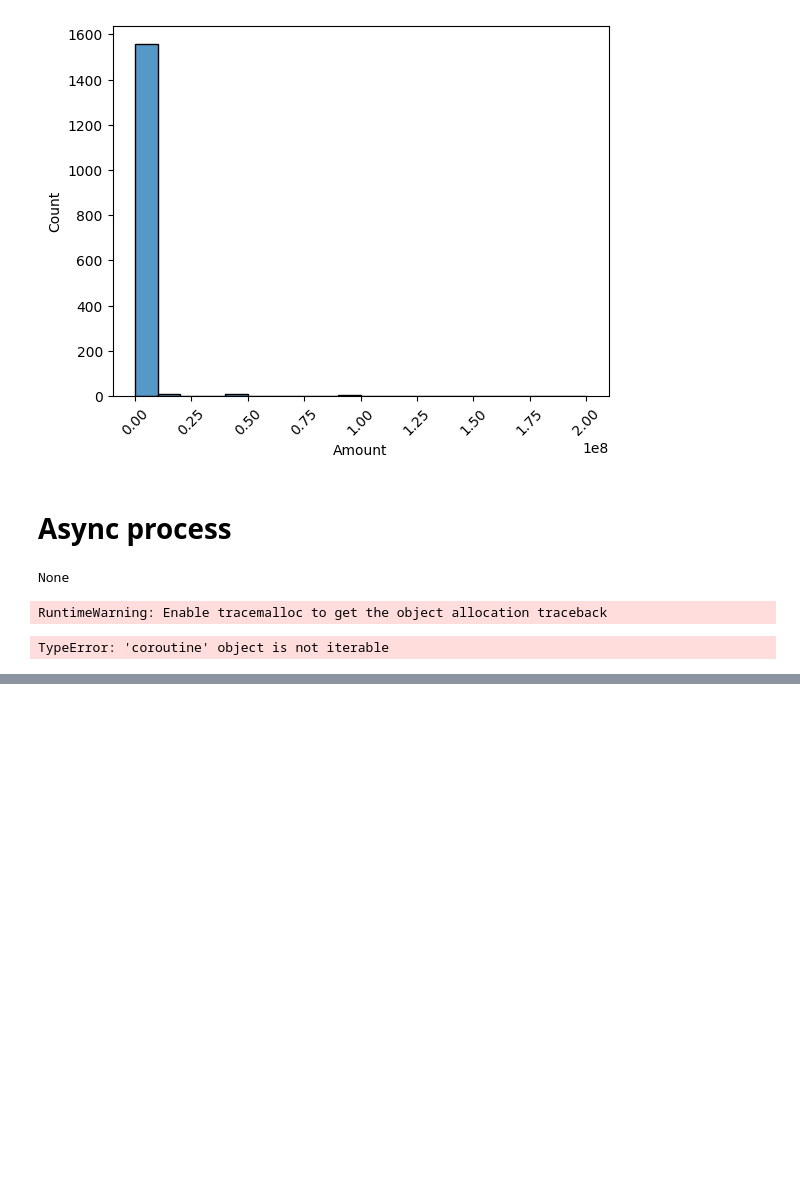
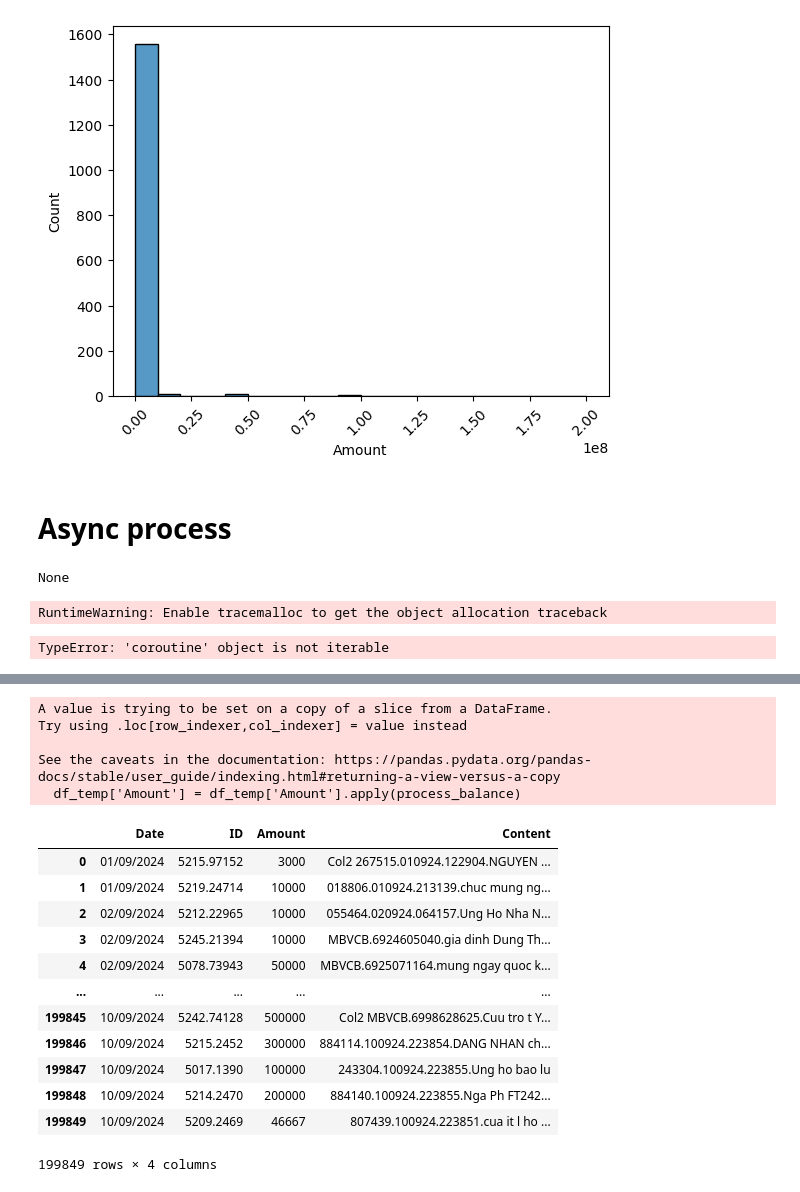
Before and after one commit to trongthanht3/tuthienalyze, a Jupyter notebook: Untitled.ipynb, the cells around one changed output, grey strips where cells are left out. Drawn from its saved outputs; the diff is of its cells as text; code cells hidden in the pictures; blank space fills up the shorter version.

```diff
--- a/Untitled.ipynb
+++ b/Untitled.ipynb
@@ -457,0 +491,22 @@ TypeError: 'coroutine' object is not iterable
+# %%
+df_temp['Amount'] = df_temp['Amount'].apply(process_balance)
+df_temp
+# %% [output]
+A value is trying to be set on a copy of a slice from a DataFrame.
+Try using .loc[row_indexer,col_indexer] = value instead
+
+See the caveats in the documentation: https://pandas.pydata.org/pandas-docs/stable/user_guide/indexing.html#returning-a-view-versus-a-copy
+  df_temp['Amount'] = df_temp['Amount'].apply(process_balance)
+|  | Date | ID | Amount | Content |
+| 0 | 01/09/2024 | 5215.97152 | 3000 | Col2 267515.010924.122904.NGUYEN ... |
+| 1 | 01/09/2024 | 5219.24714 | 10000 | 018806.010924.213139.chuc mung ng... |
+| 2 | 02/09/2024 | 5212.22965 | 10000 | 055464.020924.064157.Ung Ho Nha N... |
+| 3 | 02/09/2024 | 5245.21394 | 10000 | MBVCB.6924605040.gia dinh Dung Th... |
+| 4 | 02/09/2024 | 5078.73943 | 50000 | MBVCB.6925071164.mung ngay quoc k... |
+| ... | ... | ... | ... | ... |
+| 199845 | 10/09/2024 | 5242.74128 | 500000 | Col2 MBVCB.6998628625.Cuu tro t Y... |
+| 199846 | 10/09/2024 | 5215.2452 | 300000 | 884114.100924.223854.DANG NHAN ch... |
+| 199847 | 10/09/2024 | 5017.1390 | 100000 | 243304.100924.223855.Ung ho bao lu |
+| 199848 | 10/09/2024 | 5214.2470 | 200000 | 884140.100924.223855.Nga Ph FT242... |
+| 199849 | 10/09/2024 | 5209.2469 | 46667 | 807439.100924.223851.cua it l ho ... |
+199849 rows × 4 columns
```
Also changed, not shown: parts of 7 cells of this notebook, 6 other files.
